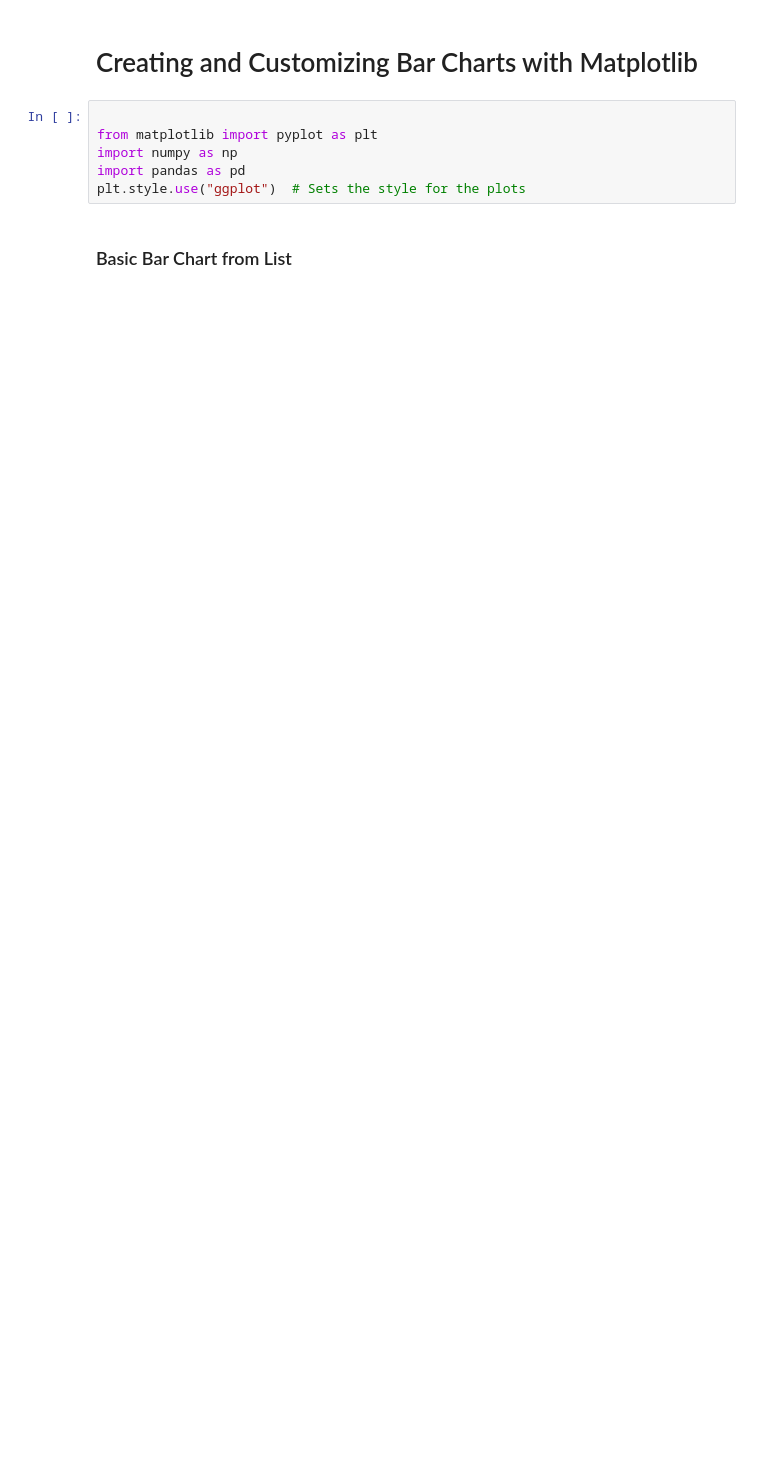
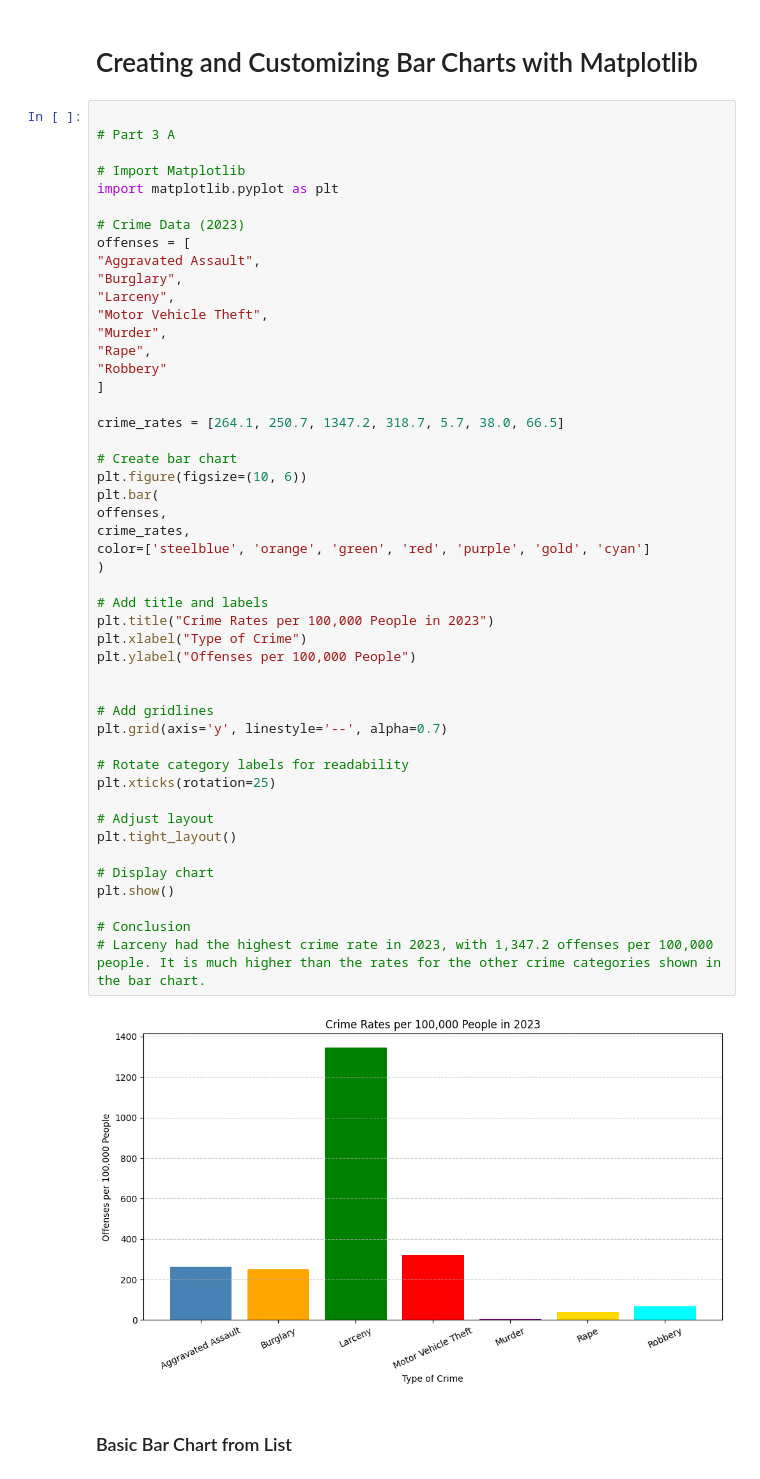
Before and after one commit to Prasanna-datascience/Data201Class, a Jupyter notebook: week_3_Bar_Graphs_Prasanna.ipynb, the cells around one changed output. Cells and saved outputs as stored; diff of their text form; blank space fills up the shorter version.

```diff
--- a/week_3_Bar_Graphs_Prasanna.ipynb
+++ b/week_3_Bar_Graphs_Prasanna.ipynb
@@ -2,11 +2,55 @@
 <a href="https://colab.research.google.com/github/Prasanna-datascience/Data201Class/blob/main/week_3_Bar_Graphs_Prasanna.ipynb" target="_parent"><img src="https://colab.research.google.com/assets/colab-badge.svg" alt="Open In Colab"/></a>
 # %% [markdown]
 # Creating and Customizing Bar Charts with Matplotlib
-# %%
-
-from matplotlib import pyplot as plt
-import numpy as np
-import pandas as pd
-plt.style.use("ggplot")  # Sets the style for the plots
+# %%
+
+# Part 3 A
+
+# Import Matplotlib
+import matplotlib.pyplot as plt
+
+# Crime Data (2023)
+offenses = [
+"Aggravated Assault",
+"Burglary",
+"Larceny",
+"Motor Vehicle Theft",
+"Murder",
+"Rape",
+"Robbery"
+]
+
+crime_rates = [264.1, 250.7, 1347.2, 318.7, 5.7, 38.0, 66.5]
+
+# Create bar chart
+plt.figure(figsize=(10, 6))
+plt.bar(
+offenses,
+crime_rates,
+color=['steelblue', 'orange', 'green', 'red', 'purple', 'gold', 'cyan']
+)
+
+# Add title and labels
+plt.title("Crime Rates per 100,000 People in 2023")
+plt.xlabel("Type of Crime")
+plt.ylabel("Offenses per 100,000 People")
+
+
+# Add gridlines
+plt.grid(axis='y', linestyle='--', alpha=0.7)
+
+# Rotate category labels for readability
+plt.xticks(rotation=25)
+
+# Adjust layout
+plt.tight_layout()
+
+# Display chart
+plt.show()
+
+# Conclusion
+# Larceny had the highest crime rate in 2023, with 1,347.2 offenses per 100,000 people. It is much higher than the rates for the other crime categories shown in the bar chart.
+# %% [output]
+[figure, added]
 # %% [markdown]
 ### Basic Bar Chart from List
```
Also changed, not shown: parts of 6 cells of this notebook.
